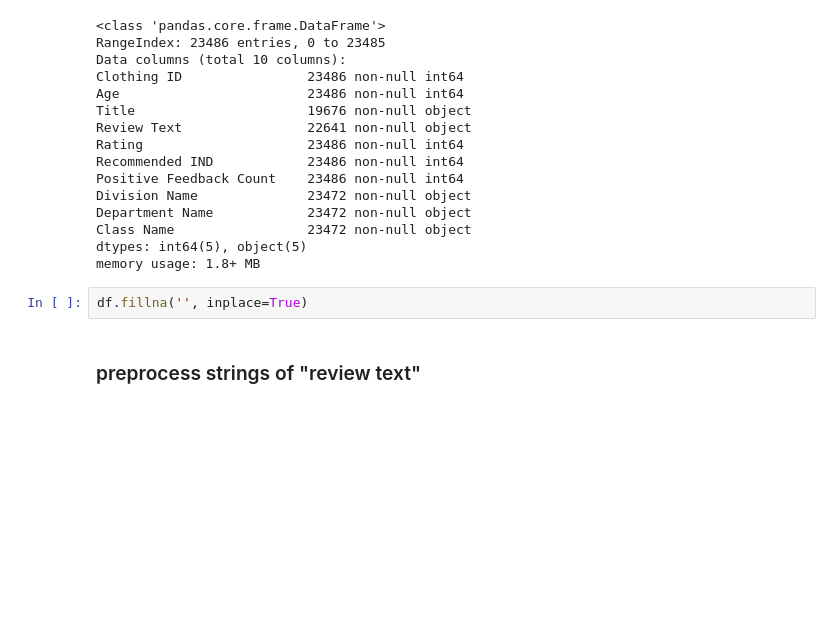
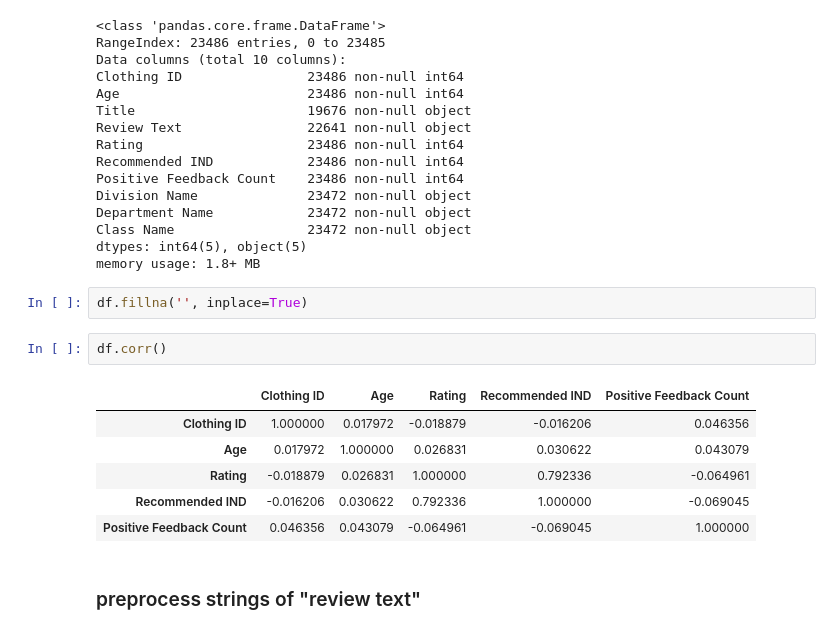
Before and after one commit to sieun-Bae/feature-engineering, a Jupyter notebook: classifier.ipynb, the cells around one changed output. Saved outputs shown, nothing was run; the diff lists cells and outputs as text; blank space fills up the shorter version.

```diff
--- a/classifier.ipynb
+++ b/classifier.ipynb
@@ -36,6 +36,15 @@ dtypes: int64(5), object(5)
 memory usage: 1.8+ MB
 # %%
 df.fillna('', inplace=True)
+# %%
+df.corr()
+# %% [output]
+|  | Clothing ID | Age | Rating | Recommended IND | Positive Feedback Count |
+| Clothing ID | 1.000000 | 0.017972 | -0.018879 | -0.016206 | 0.046356 |
+| Age | 0.017972 | 1.000000 | 0.026831 | 0.030622 | 0.043079 |
+| Rating | -0.018879 | 0.026831 | 1.000000 | 0.792336 | -0.064961 |
+| Recommended IND | -0.016206 | 0.030622 | 0.792336 | 1.000000 | -0.069045 |
+| Positive Feedback Count | 0.046356 | 0.043079 | -0.064961 | -0.069045 | 1.000000 |
 # %% [markdown]
 ### preprocess strings of "review text"
 # %%
```
Also changed, not shown: parts of 4 cells of this notebook.
